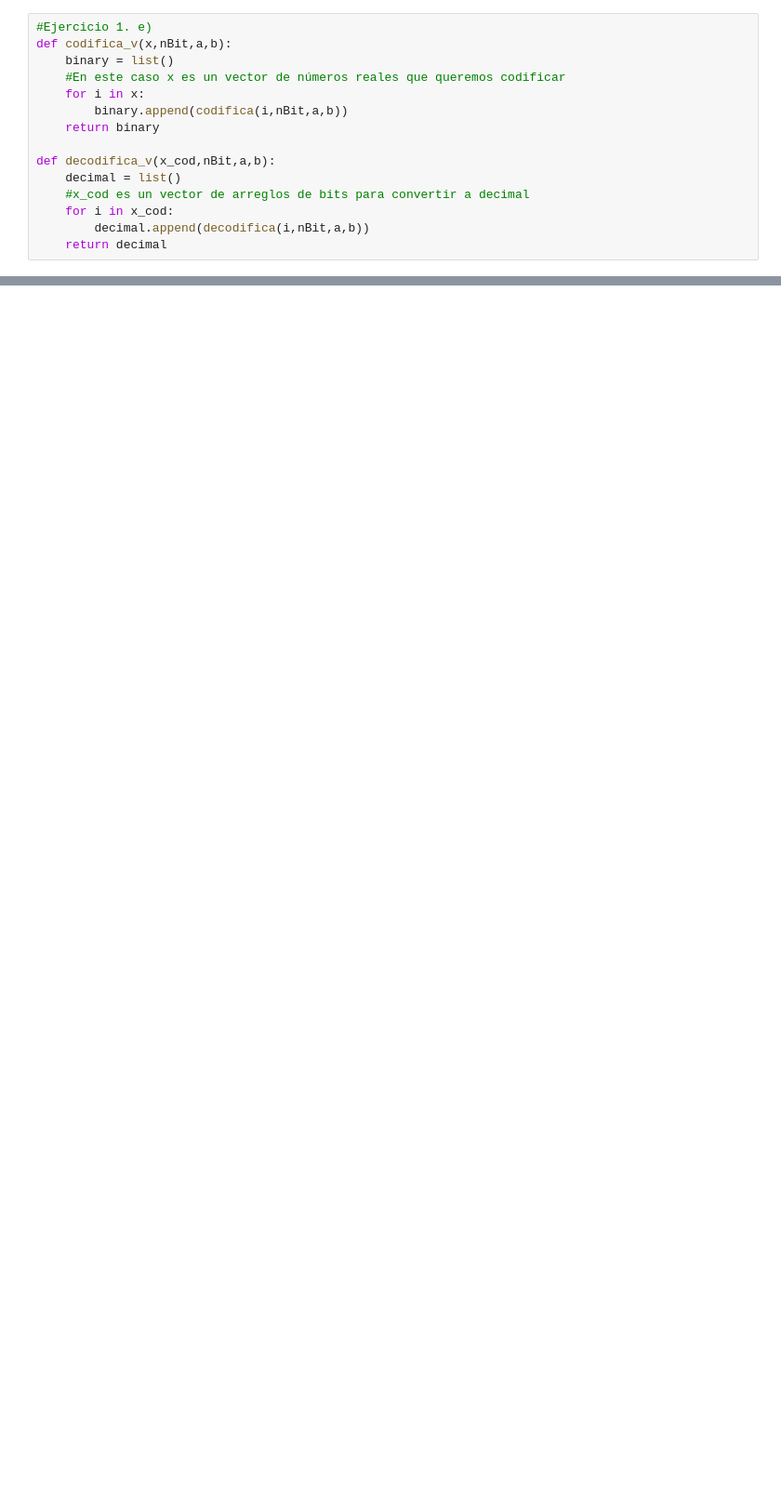
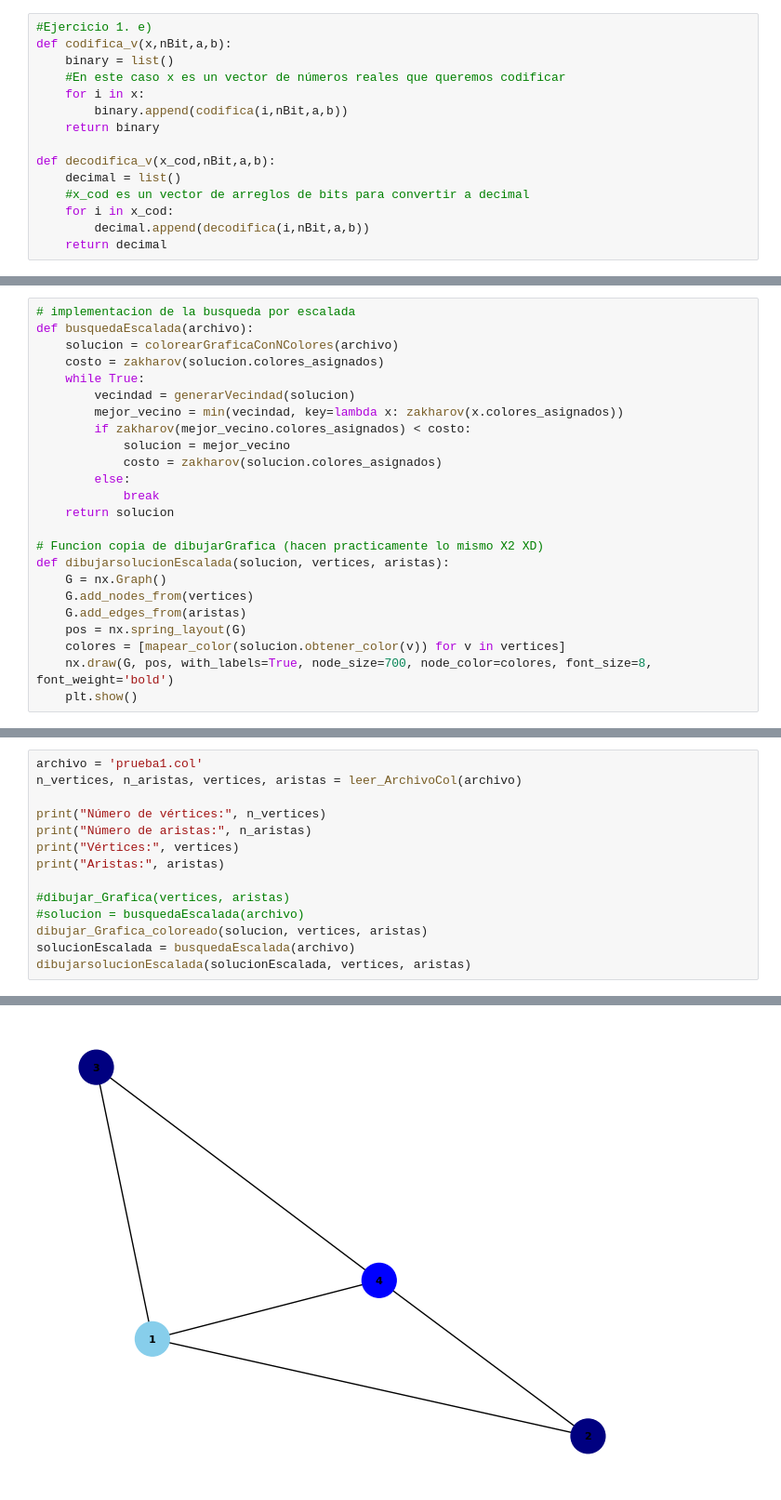
Before and after one commit to CarlosCastanon2099/Computo-Evolutivo, a Jupyter notebook: Tareas/Tarea-02/src/Tarea 2. Representacion de soluciones.ipynb, the cells around one changed output, grey strips where cells are left out. Shown at 93% size. Cells and saved outputs as stored; diff of their text form; blank space fills up the shorter version.

```diff
--- a/Tareas/Tarea-02/src/Tarea 2. Representacion de soluciones.ipynb
+++ b/Tareas/Tarea-02/src/Tarea 2. Representacion de soluciones.ipynb
@@ -63,0 +312,24 @@ def decodifica_v(x_cod,nBit,a,b):
+# %%
+# implementacion de la busqueda por escalada
+def busquedaEscalada(archivo):
+    solucion = colorearGraficaConNColores(archivo)
+    costo = zakharov(solucion.colores_asignados)
+    while True:
+        vecindad = generarVecindad(solucion)
+        mejor_vecino = min(vecindad, key=lambda x: zakharov(x.colores_asignados))
+        if zakharov(mejor_vecino.colores_asignados) < costo:
+            solucion = mejor_vecino
+            costo = zakharov(solucion.colores_asignados)
+        else:
+            break
+    return solucion
+
+# Funcion copia de dibujarGrafica (hacen practicamente lo mismo X2 XD)
+def dibujarsolucionEscalada(solucion, vertices, aristas):
+    G = nx.Graph()
+    G.add_nodes_from(vertices)
+    G.add_edges_from(aristas)
+    pos = nx.spring_layout(G)
+    colores = [mapear_color(solucion.obtener_color(v)) for v in vertices]
+    nx.draw(G, pos, with_labels=True, node_size=700, node_color=colores, font_size=8, font_weight='bold')
+    plt.show()
@@ -63,0 +338,15 @@ def decodifica_v(x_cod,nBit,a,b):
+# %%
+archivo = 'prueba1.col'
+n_vertices, n_aristas, vertices, aristas = leer_ArchivoCol(archivo)
+
+print("Número de vértices:", n_vertices)
+print("Número de aristas:", n_aristas)
+print("Vértices:", vertices)
+print("Aristas:", aristas)
+
+#dibujar_Grafica(vertices, aristas)
+#solucion = busquedaEscalada(archivo)
+dibujar_Grafica_coloreado(solucion, vertices, aristas)
+solucionEscalada = busquedaEscalada(archivo)
+dibujarsolucionEscalada(solucionEscalada, vertices, aristas)
+# %% [output]
@@ -63,0 +357 @@ def decodifica_v(x_cod,nBit,a,b):
+[figure, added]
```
Also changed, not shown: parts of 27 cells of this notebook, 1 other file.
